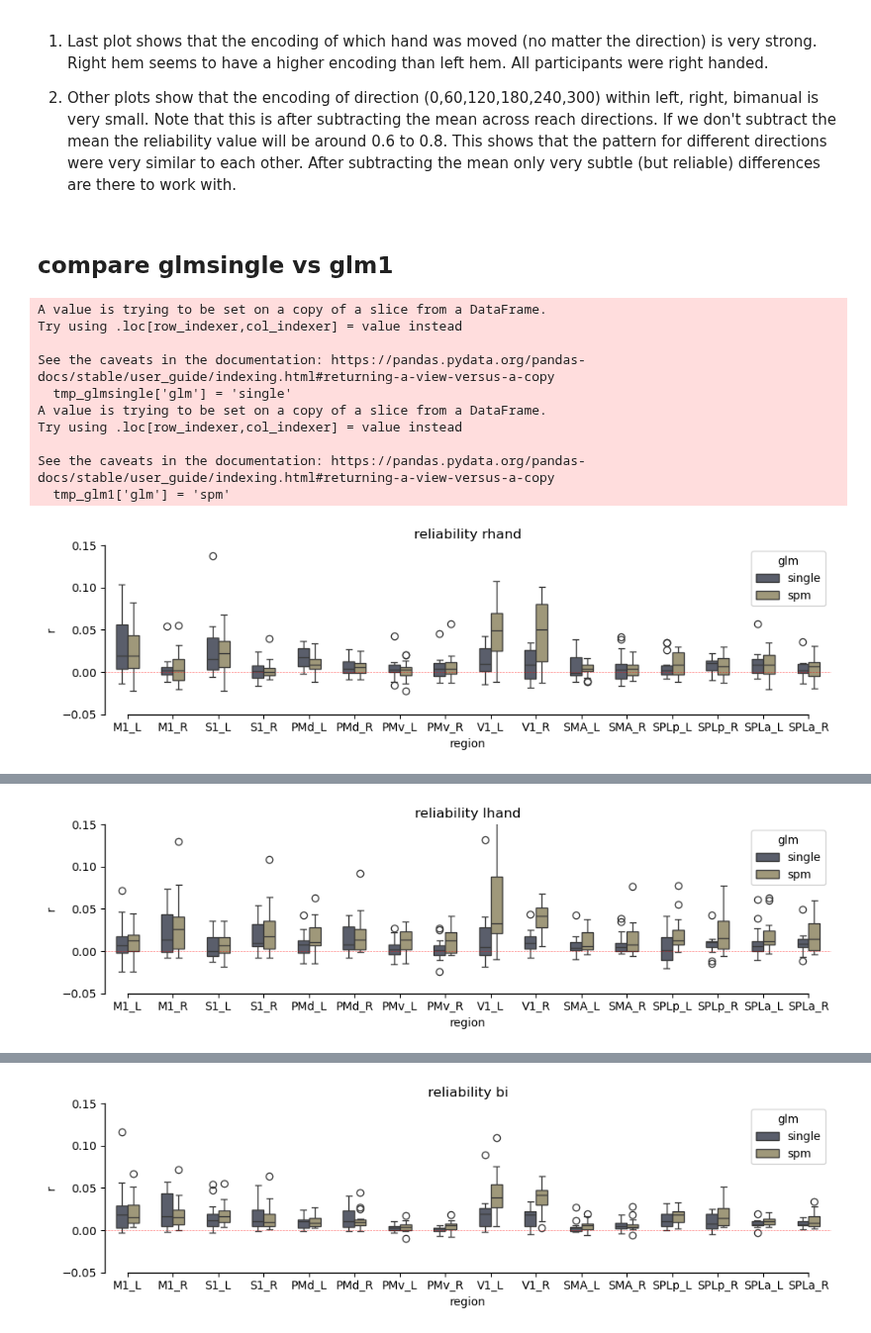
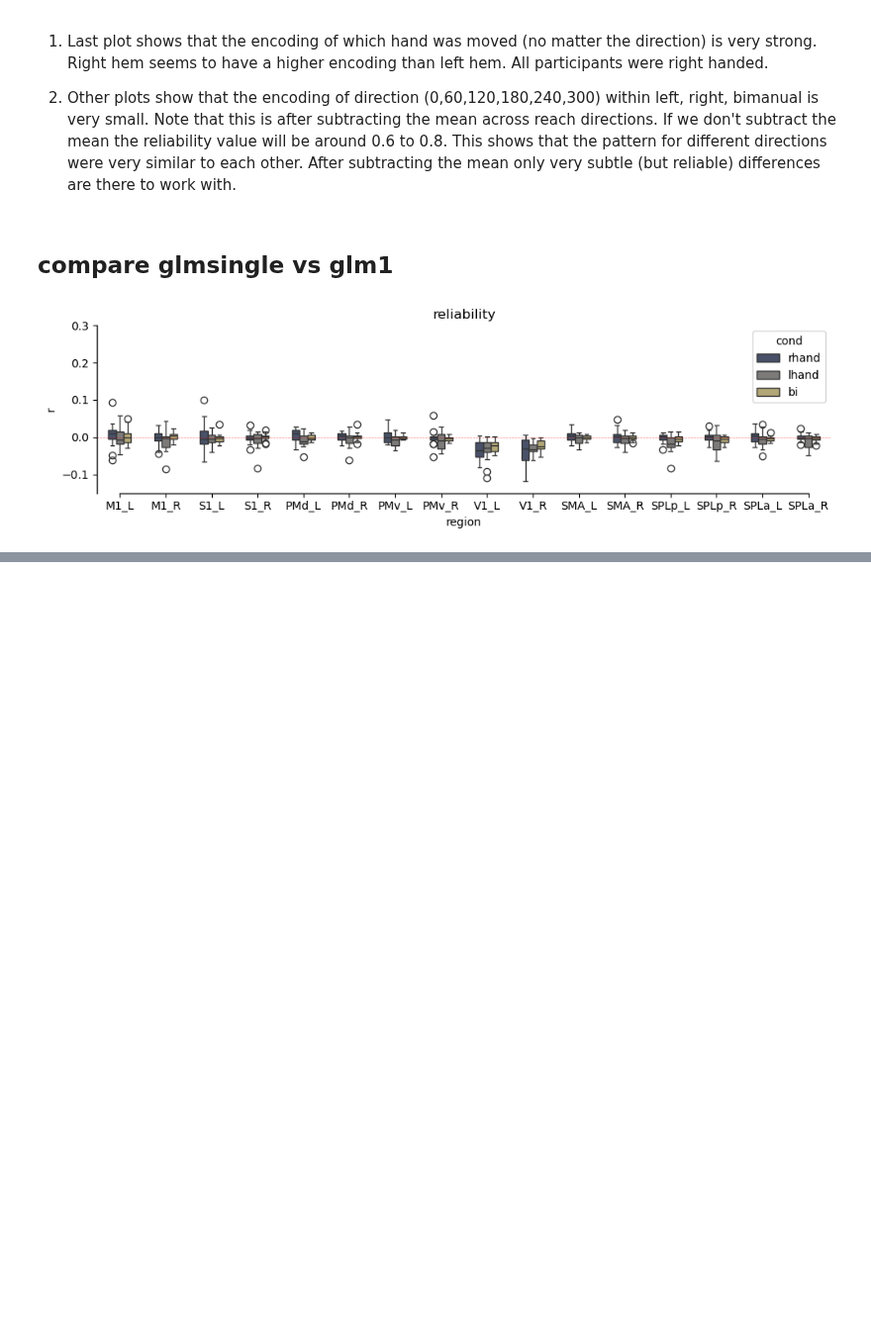
Before and after one commit to alighavam/bimanual_wrist, a Jupyter notebook: notebooks_glmsingle/reliability.ipynb, the cells around one changed output, grey strips where cells are left out. Shown at 99% size. Cells and saved outputs as stored; diff of their text form; code cells hidden in the pictures; blank space fills up the shorter version.

```diff
--- a/notebooks_glmsingle/reliability.ipynb
+++ b/notebooks_glmsingle/reliability.ipynb
@@ -342,71 +340,20 @@ plt.show()
 # %%
 df_glmsingle = pd.read_csv(os.path.join(analysisDir, 'rel_glmsingle.csv'))
 df_glm1 = pd.read_csv(os.path.join(analysisDir, 'rel_glm1.csv'))
 regions = ['M1_L', 'M1_R', 'S1_L', 'S1_R', 'PMd_L', 'PMd_R', 'PMv_L', 'PMv_R'
            ,'V1_L', 'V1_R', 'SMA_L', 'SMA_R', 'SPLp_L', 'SPLp_R', 'SPLa_L', 'SPLa_R']
 conditions = ['rhand','lhand','bi']
 
-# # boxplot:
-# fig, ax = plt.subplots(figsize=(10,3))
-# sns.boxplot(data=df, x='region', y='r', hue='cond', ax=ax, width=0.5, gap=0.3, palette='cividis')
-# ax.axhline(0, color='red', linestyle='--', alpha=0.5, linewidth=0.5)
-# plt.ylim((-0.05,0.15))
-# plt.title(f'reliability')
-# utils.please.make_it_pretty(ax=ax)
-# plt.tight_layout()
-# # plt.savefig(f'../figures/pattern_reliability/hand_encoding.pdf', bbox_inches="tight")
-# plt.show()
+df_diff = df_glmsingle.copy()
+df_diff['r'] = df_glmsingle['r'] - df_glm1['r']
 
-# sn = np.unique(df_glmsingle['sn'])
-# for s in sn:
-#     for cond in conditions:
-#         # glmsingle
-#         tmp_glmsingle = df_glmsingle[(df_glmsingle['sn'] == s) & (df_glmsingle['cond'] == cond )]
-#         # glm1
-#         tmp_glm1 = df_glm1[(df_glm1['sn'] == s) & (df_glm1['cond'] == cond )]
-
-#         tmp_glmsingle['glm'] = 'single'
-#         tmp_glm1['glm'] = 'spm'
-
-#         tmp = pd.concat([tmp_glmsingle, tmp_glm1], ignore_index=True)
-
-#         fig, ax = plt.subplots(figsize=(10,3))
-#         sns.barplot(data=tmp, x='region', y='r', hue='glm', ax=ax, width=0.5, palette='cividis')
-#         ax.axhline(0, color='red', linestyle='--', alpha=0.5, linewidth=0.5)
-#         plt.ylim((-0.05,0.15))
-#         plt.title(f'reliability s{s} {cond}')
-#         utils.please.make_it_pretty(ax=ax)
-#         plt.tight_layout()
-#         plt.show()
-
-for cond in conditions:
-    # glmsingle
-    tmp_glmsingle = df_glmsingle[(df_glmsingle['cond'] == cond )]
-    # glm1
-    tmp_glm1 = df_glm1[(df_glm1['cond'] == cond )]
-
-    tmp_glmsingle['glm'] = 'single'
-    tmp_glm1['glm'] = 'spm'
-
-    tmp = pd.concat([tmp_glmsingle, tmp_glm1], ignore_index=True)
-
-    fig, ax = plt.subplots(figsize=(10,3))
-    sns.boxplot(data=tmp, x='region', y='r', hue='glm', ax=ax, width=0.5, palette='cividis')
-    ax.axhline(0, color='red', linestyle='--', alpha=0.5, linewidth=0.5)
-    plt.ylim((-0.05,0.15))
-    plt.title(f'reliability {cond}')
-    utils.please.make_it_pretty(ax=ax)
-    plt.tight_layout()
-    plt.show()
+fig, ax = plt.subplots(figsize=(10,3))
+sns.boxplot(data=df_diff, x='region', y='r', hue='cond', ax=ax, width=0.5, palette='cividis')
+ax.axhline(0, color='red', linestyle='--', alpha=0.5, linewidth=0.5)
+plt.ylim((-0.15,0.3))
+plt.title(f'reliability')
+utils.please.make_it_pretty(ax=ax)
+plt.tight_layout()
+plt.show()
 # %% [output]
-A value is trying to be set on a copy of a slice from a DataFrame.
-Try using .loc[row_indexer,col_indexer] = value instead
-
-See the caveats in the documentation: https://pandas.pydata.org/pandas-docs/stable/user_guide/indexing.html#returning-a-view-versus-a-copy
-  tmp_glmsingle['glm'] = 'single'
-A value is trying to be set on a copy of a slice from a DataFrame.
-Try using .loc[row_indexer,col_indexer] = value instead
-
-See the caveats in the documentation: https://pandas.pydata.org/pandas-docs/stable/user_guide/indexing.html#returning-a-view-versus-a-copy
-  tmp_glm1['glm'] = 'spm'
-[figure, old version]
+[figure, new version]
@@ -423 +359,0 @@ See the caveats in the documentation: https://pandas.pydata.org/pandas-docs/stab
-[figure, removed]
@@ -434 +359,0 @@ See the caveats in the documentation: https://pandas.pydata.org/pandas-docs/stab
-[figure, removed]
```
Also changed, not shown: parts of 2 cells of this notebook, 1 other file.
